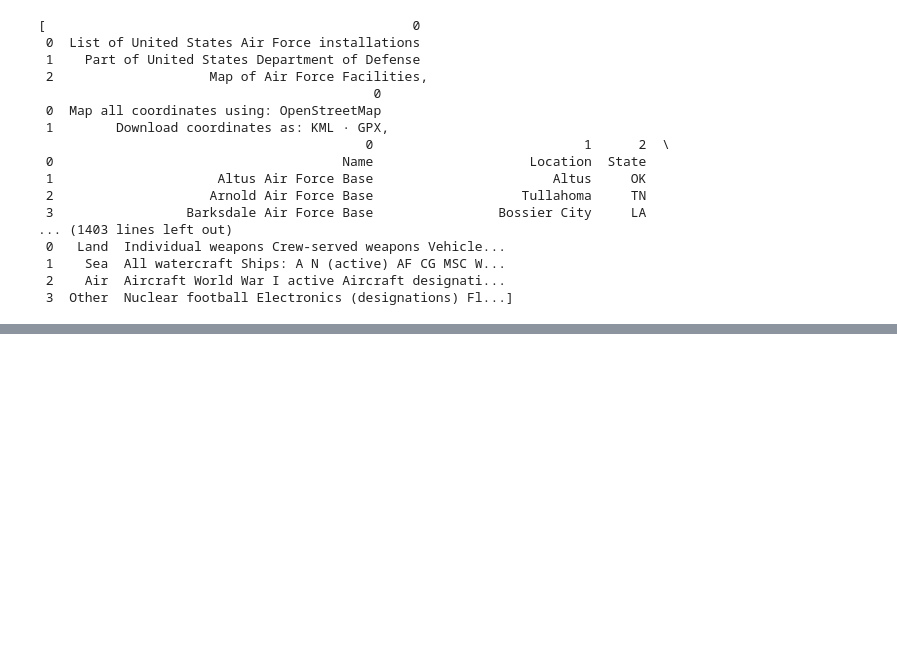
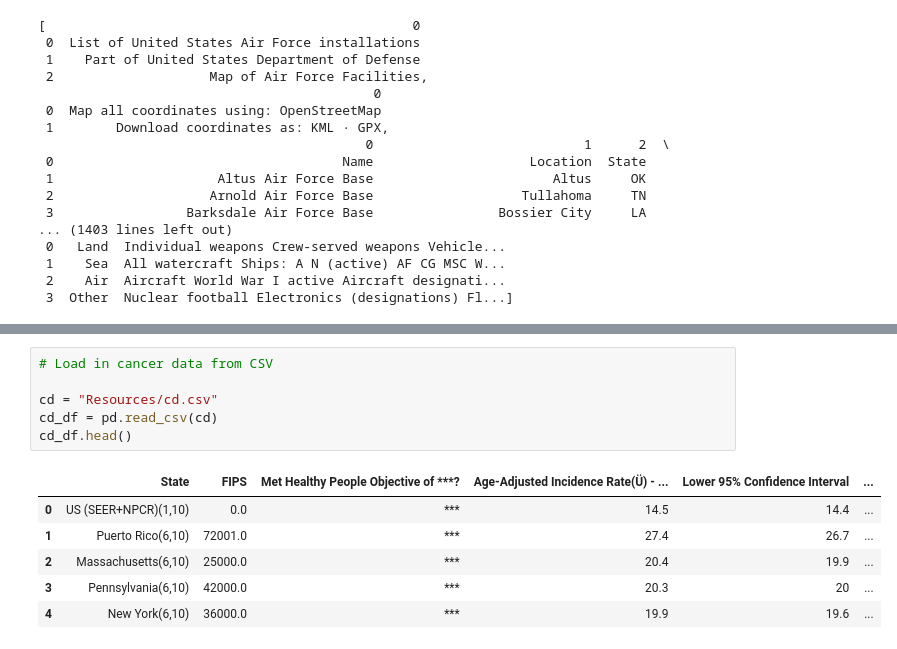
Before and after one commit to ascott4680/ETL_Project, a Jupyter notebook: etl_project.ipynb, the cells around one changed output, grey strips where cells are left out. Saved outputs shown, nothing was run; the diff lists cells and outputs as text; blank space fills up the shorter version.

```diff
--- a/etl_project.ipynb
+++ b/etl_project.ipynb
@@ -68,0 +82,13 @@ df.head()
+# %%
+# Load in cancer data from CSV
+
+cd = "Resources/cd.csv"
+cd_df = pd.read_csv(cd)
+cd_df.head()
+# %% [output]
+|  | State | FIPS | Met Healthy People Objective of ***? | Age-Adjusted Incidence Rate(Ü) - ... | Lower 95% Confidence Interval | ... |
+| 0 | US (SEER+NPCR)(1,10) | 0.0 | *** | 14.5 | 14.4 | ... |
+| 1 | Puerto Rico(6,10) | 72001.0 | *** | 27.4 | 26.7 | ... |
+| 2 | Massachusetts(6,10) | 25000.0 | *** | 20.4 | 19.9 | ... |
+| 3 | Pennsylvania(6,10) | 42000.0 | *** | 20.3 | 20 | ... |
+| 4 | New York(6,10) | 36000.0 | *** | 19.9 | 19.6 | ... |
```
Also changed, not shown: parts of 5 cells of this notebook, 3 other files.
